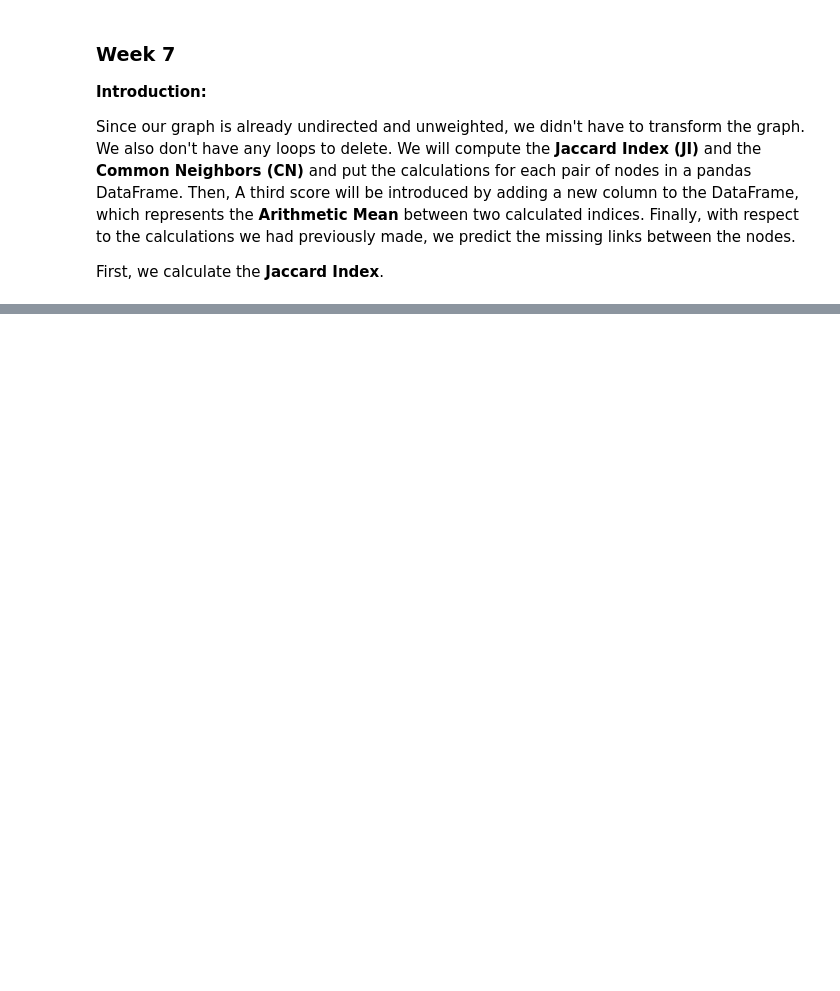
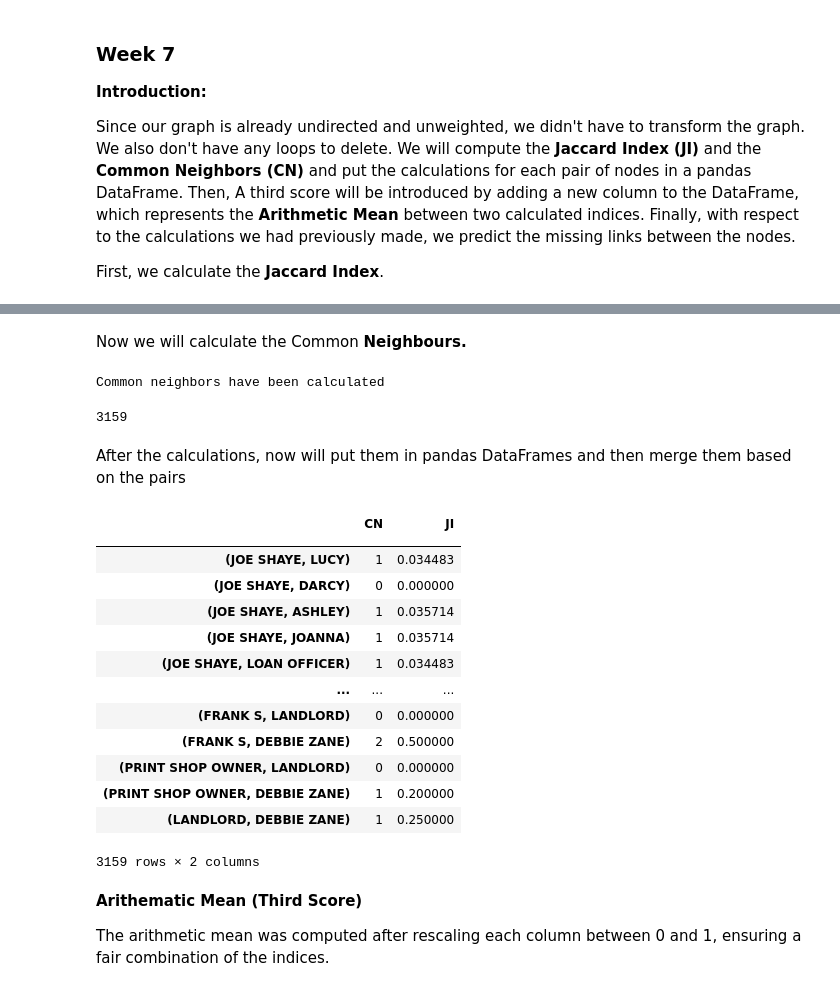
Before and after one commit to hamzaalfaris/SNA-PROJECT, a Jupyter notebook: project.ipynb, the cells around one changed output, grey strips where cells are left out. Drawn from its saved outputs; the diff is of its cells as text; code cells hidden in the pictures; blank space fills up the shorter version.

```diff
--- a/project.ipynb
+++ b/project.ipynb
@@ -689,0 +692,53 @@ print(ji_list)
+# %% [markdown]
+Now we will calculate the Common **Neighbours.**
+# %%
+cn_results = []
+
+def cn_calculator():
+    for (node1, node2, jaccard) in ji_list:
+        cn = len(list(nx.common_neighbors(G, node1, node2)))
+        cn_results.append((node1, node2, cn))
+    print("Common neighbors have been calculated")
+    return cn_results
+
+cn_calculator()
+len(cn_results)
+# %% [output]
+Common neighbors have been calculated
+3159
+# %% [markdown]
+After the calculations, now will put them in pandas DataFrames and then merge them
+based on the pairs
+# %%
+# Create DataFrames for CN and JI values and merge them
+cn_df = pd.DataFrame(cn_results, columns=["Node 1", "Node 2", "CN"])
+ji_df = pd.DataFrame(ji_list, columns=["Node 1", "Node 2", "JI"])
+merged_df = ji_df.merge(cn_df, on=["Node 1", "Node 2"])
+
+# Rendering the pair of nodes as tuples
+merged_df[""] = merged_df.apply(lambda row: (row['Node 1'], row['Node 2']), axis=1)
+
+# Create the DataFrame with CN and JI scores, indexed by the node pairs
+main_df = merged_df[["", "CN", "JI"]]
+main_df = main_df.set_index("")
+main_df
+# %% [output]
+|  | CN | JI |
+|  |  |  |
+| (JOE SHAYE, LUCY) | 1 | 0.034483 |
+| (JOE SHAYE, DARCY) | 0 | 0.000000 |
+| (JOE SHAYE, ASHLEY) | 1 | 0.035714 |
+| (JOE SHAYE, JOANNA) | 1 | 0.035714 |
+| (JOE SHAYE, LOAN OFFICER) | 1 | 0.034483 |
+| ... | ... | ... |
+| (FRANK S, LANDLORD) | 0 | 0.000000 |
+| (FRANK S, DEBBIE ZANE) | 2 | 0.500000 |
+| (PRINT SHOP OWNER, LANDLORD) | 0 | 0.000000 |
+| (PRINT SHOP OWNER, DEBBIE ZANE) | 1 | 0.200000 |
+| (LANDLORD, DEBBIE ZANE) | 1 | 0.250000 |
+3159 rows × 2 columns
+# %% [markdown]
+**Arithematic Mean (Third Score)**
+
+The arithmetic mean was computed after rescaling each column between 0 and 1,
+ensuring a fair combination of the indices.
```
Also changed, not shown: parts of 18 cells of this notebook.
